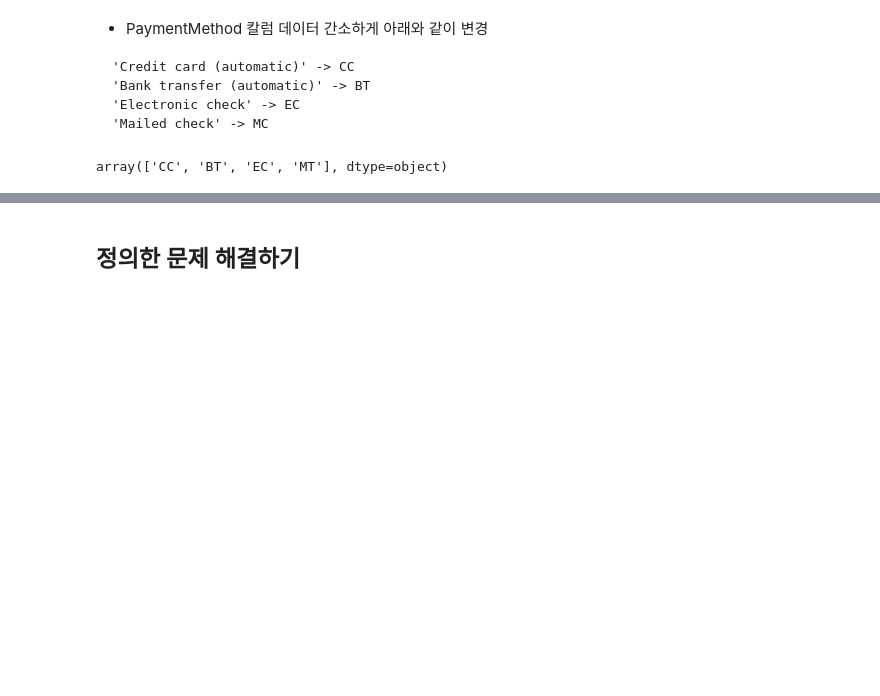
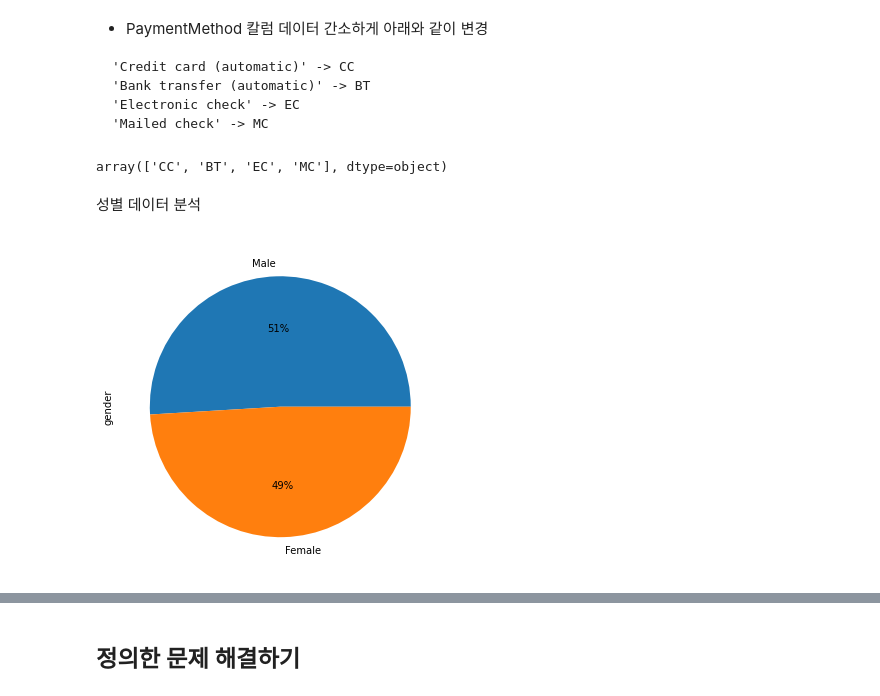
Before and after one commit to SeungMinSong2929/TelecomProj, a Jupyter notebook: DSC4001-proj-telecom.ipynb, the cells around one changed output, grey strips where cells are left out. Cells and saved outputs as stored; diff of their text form; code cells hidden in the pictures; blank space fills up the shorter version.

```diff
--- a/DSC4001-proj-telecom.ipynb
+++ b/DSC4001-proj-telecom.ipynb
@@ -22,7 +20,7 @@ for dirname, _, filenames in os.walk('/kaggle/input'):
 ### 데이터 불러오기
 # %%
 # 제일 왼쪽 열 index 설정. index_col 파라미터 사용
-tel = pd.read_csv('../input/telecom-users-dataset/telecom_users.csv', index_col=0)
+tel = pd.read_csv('./telecom_users.csv', index_col=0)
 tel.head()
 # %% [output]
 |  | customerID | gender | SeniorCitizen | Partner | Dependents | tenure | PhoneService | MultipleLines | ... |
@@ -182,7 +180,7 @@ array(['TY', 'MM', 'OY'], dtype=object)
 df['PaymentMethod'] = df['PaymentMethod'].replace('Credit card (automatic)', 'CC')
 df['PaymentMethod'] = df['PaymentMethod'].replace('Bank transfer (automatic)', 'BT')
 df['PaymentMethod'] = df['PaymentMethod'].replace('Electronic check', 'EC')
-df['PaymentMethod'] = df['PaymentMethod'].replace('Mailed check', 'MT')
+df['PaymentMethod'] = df['PaymentMethod'].replace('Mailed check', 'MC')
 df['PaymentMethod'].unique()
 # %% [output]
-array(['CC', 'BT', 'EC', 'MT'], dtype=object)
+array(['CC', 'BT', 'EC', 'MC'], dtype=object)
@@ -188,0 +191,10 @@ array(['CC', 'BT', 'EC', 'MT'], dtype=object)
+# %% [markdown]
+성별 데이터 분석
+# %%
+gender=df["gender"].value_counts()
+plt.figure(figsize=(8,6))
+plot=gender.plot.pie(autopct="%1.0f%%")
+plt.show()
+#남자 51%와 여자 49프로로 구성되어있다.
+# %% [output]
+[figure, added]
```
Also changed, not shown: parts of 21 cells of this notebook.
